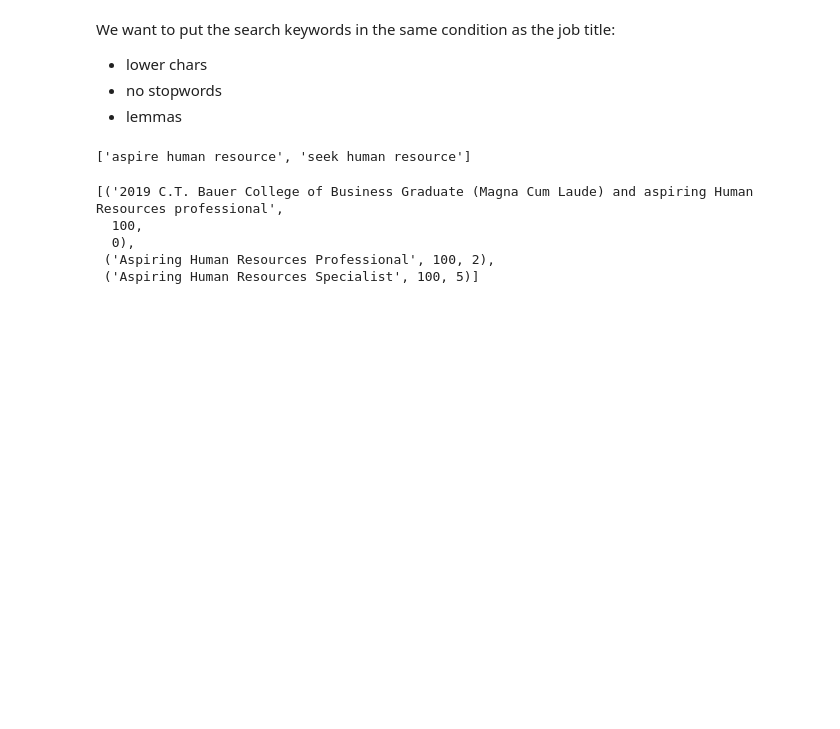
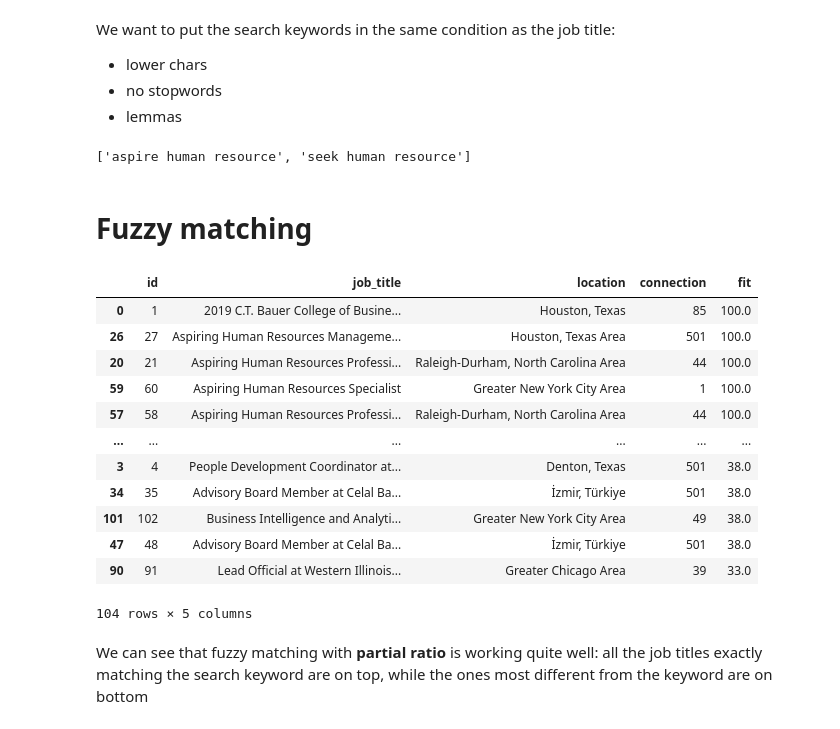
Before and after one commit to Ilvecho/Potential-Talent, a Jupyter notebook: P3_notebook.ipynb, the cells around one changed output. Cells and saved outputs as stored; diff of their text form; code cells hidden in the pictures; blank space fills up the shorter version.

Commit message:
Fuzzy Matching step 1

```diff
--- a/P3_notebook.ipynb
+++ b/P3_notebook.ipynb
@@ -179,7 +179,7 @@ groups = duplicate_rows.groupby('job_title').groups
 duplicates_dict = {}
 
 for key in groups.keys():
-  duplicates_dict[str(groups[key][0])] = groups[key][1:].values
+  duplicates_dict[str(groups[key][0])] = groups[key].values
 
 duplicates_dict
 # %% [output]
@@ -210,4 +207,0 @@ First thing we convert the feature contact to int
-# %%
-# convert the column connection from object to int
-raw_data = raw_data.mask(raw_data == '500+ ', other=501)
-raw_data.connection = pd.to_numeric(raw_data.connection)
@@ -216,7 +208,3 @@ Then, we remove the duplicates
-# %%
-duplicate_rows = raw_data.duplicated(subset=['job_title', 'location', 'connection'])
-unique_data = raw_data[~duplicate_rows.values]
-unique_data = unique_data.reset_index().drop('index', axis=1)
 # %% [markdown]
 Pre-processing of the column location:
 
@@ -460,11 +448,39 @@ for sentence in sk_pos_tag:
 print(sk_lemma)
 # %% [output]
 ['aspire human resource', 'seek human resource']
-# %%
-process.extract("seeking human resources", unique_data.job_title, limit=3, scorer=fuzz.partial_token_set_ratio)
-# %% [output]
-[('2019 C.T. Bauer College of Business Graduate (Magna Cum Laude) and aspiring Human Resources professional',
-  100,
-  0),
- ('Aspiring Human Resources Professional', 100, 2),
- ('Aspiring Human Resources Specialist', 100, 5)]
+# %% [markdown]
+# Fuzzy matching
+# %%
+results = raw_data.copy()
+
+fuzzy_match = process.extract(sk_lemma[0], unique_data.jt_lemma, limit=60, scorer=fuzz.partial_ratio)
+
+for _, score, idx in fuzzy_match:
+  # if a row is not a duplicate
+  if str(idx) not in duplicates_dict.keys():
+    results.fit[idx] = score
+  # if the row has duplicates
+  else:
+    # assign the score to all the duplicate rows
+    results.fit[duplicates_dict[str(idx)]] = score
+
+results.sort_values(by='fit', ascending=False, inplace=True)
+# %%
+results
+# %% [output]
+|  | id | job_title | location | connection | fit |
+| 0 | 1 | 2019 C.T. Bauer College of Busine... | Houston, Texas | 85 | 100.0 |
+| 26 | 27 | Aspiring Human Resources Manageme... | Houston, Texas Area | 501 | 100.0 |
+| 20 | 21 | Aspiring Human Resources Professi... | Raleigh-Durham, North Carolina Area | 44 | 100.0 |
+| 59 | 60 | Aspiring Human Resources Specialist | Greater New York City Area | 1 | 100.0 |
+| 57 | 58 | Aspiring Human Resources Professi... | Raleigh-Durham, North Carolina Area | 44 | 100.0 |
+| ... | ... | ... | ... | ... | ... |
+| 3 | 4 | People Development Coordinator at... | Denton, Texas | 501 | 38.0 |
+| 34 | 35 | Advisory Board Member at Celal Ba... | İzmir, Türkiye | 501 | 38.0 |
+| 101 | 102 | Business Intelligence and Analyti... | Greater New York City Area | 49 | 38.0 |
+| 47 | 48 | Advisory Board Member at Celal Ba... | İzmir, Türkiye | 501 | 38.0 |
+| 90 | 91 | Lead Official at Western Illinois... | Greater Chicago Area | 39 | 33.0 |
+104 rows × 5 columns
+# %% [markdown]
+We can see that fuzzy matching with **partial ratio** is working quite well:
+all the job titles exactly matching the search keyword are on top, while the ones most different from the keyword are on bottom
```
Also changed, not shown: parts of 3 cells of this notebook.
